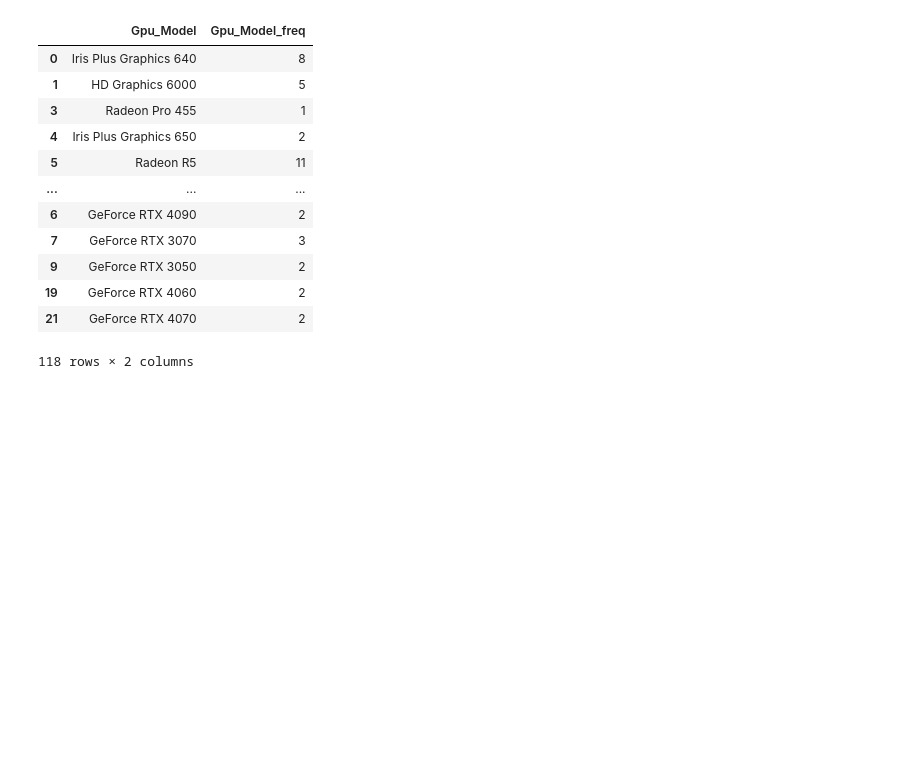
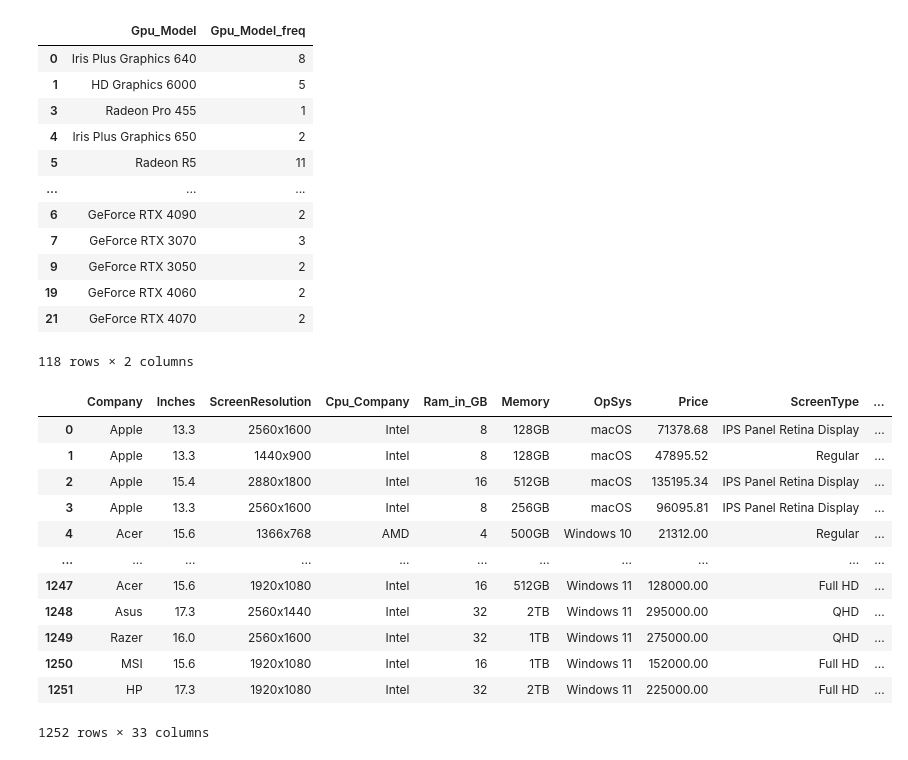
Before and after one commit to Namir50/Laptop-Price-Prediction-App, a Jupyter notebook: notebook/laptop_dataset_eda_and_feature_engg.ipynb, the cells around one changed output. Drawn from its saved outputs; the diff is of its cells as text; code cells hidden in the pictures; blank space fills up the shorter version.

```diff
--- a/notebook/laptop_dataset_eda_and_feature_engg.ipynb
+++ b/notebook/laptop_dataset_eda_and_feature_engg.ipynb
@@ -1328,3 +1328,21 @@ df[['Gpu_Model','Gpu_Model_freq']].drop_duplicates()
 118 rows × 2 columns
 # %%
 df.to_csv('Laptop_data_refined.csv',index=False)
+# %%
+df = pd.read_csv('C:\\Users\\LENOVO\\Documents\\My_Documents\\Coding projects\\Laptop price prediction\\dataset\\Laptop_data_refined.csv')
+# %%
+df
+# %% [output]
+|  | Company | Inches | ScreenResolution | Cpu_Company | Ram_in_GB | Memory | OpSys | Price | ScreenType | ... |
+| 0 | Apple | 13.3 | 2560x1600 | Intel | 8 | 128GB | macOS | 71378.68 | IPS Panel Retina Display | ... |
+| 1 | Apple | 13.3 | 1440x900 | Intel | 8 | 128GB | macOS | 47895.52 | Regular | ... |
+| 2 | Apple | 15.4 | 2880x1800 | Intel | 16 | 512GB | macOS | 135195.34 | IPS Panel Retina Display | ... |
+| 3 | Apple | 13.3 | 2560x1600 | Intel | 8 | 256GB | macOS | 96095.81 | IPS Panel Retina Display | ... |
+| 4 | Acer | 15.6 | 1366x768 | AMD | 4 | 500GB | Windows 10 | 21312.00 | Regular | ... |
+| ... | ... | ... | ... | ... | ... | ... | ... | ... | ... | ... |
+| 1247 | Acer | 15.6 | 1920x1080 | Intel | 16 | 512GB | Windows 11 | 128000.00 | Full HD | ... |
+| 1248 | Asus | 17.3 | 2560x1440 | Intel | 32 | 2TB | Windows 11 | 295000.00 | QHD | ... |
+| 1249 | Razer | 16.0 | 2560x1600 | Intel | 32 | 1TB | Windows 11 | 275000.00 | QHD | ... |
+| 1250 | MSI | 15.6 | 1920x1080 | Intel | 16 | 1TB | Windows 11 | 152000.00 | Full HD | ... |
+| 1251 | HP | 17.3 | 1920x1080 | Intel | 32 | 2TB | Windows 11 | 225000.00 | Full HD | ... |
+1252 rows × 33 columns
```
Also changed, not shown: parts of 4 cells of this notebook, 2 other files.
